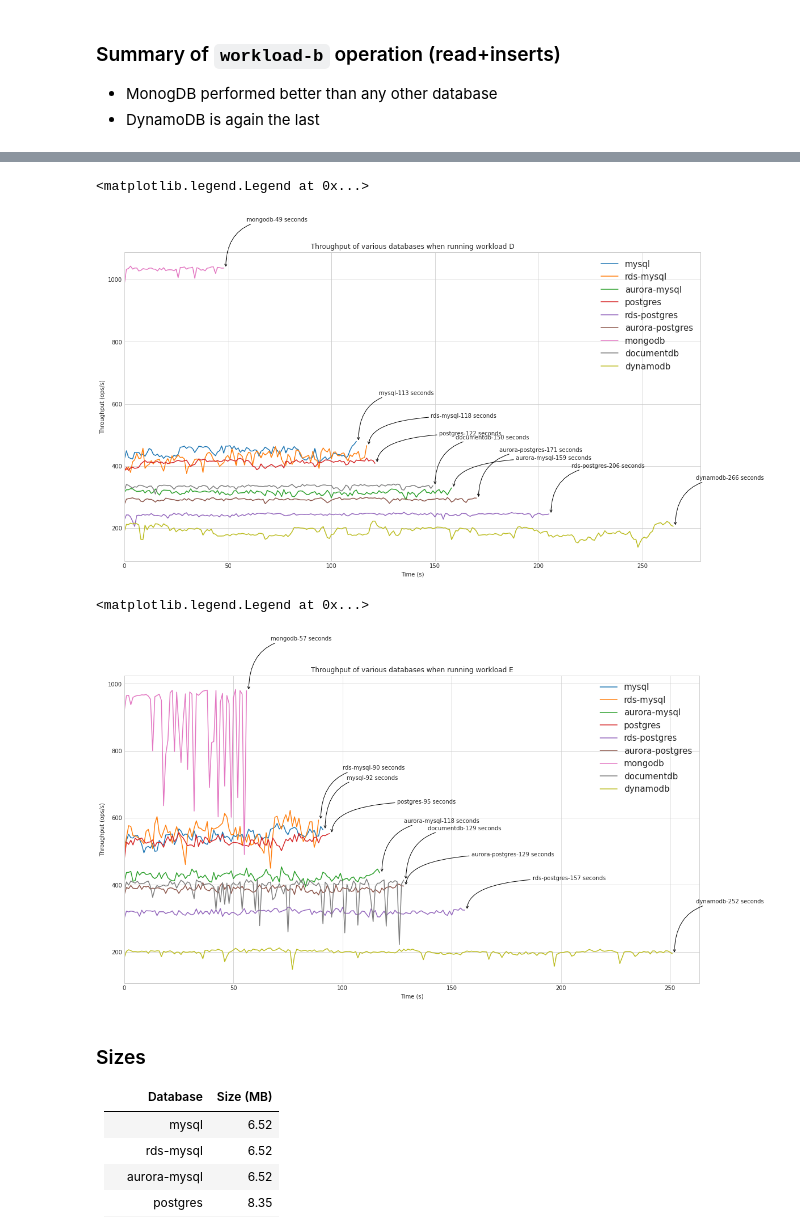
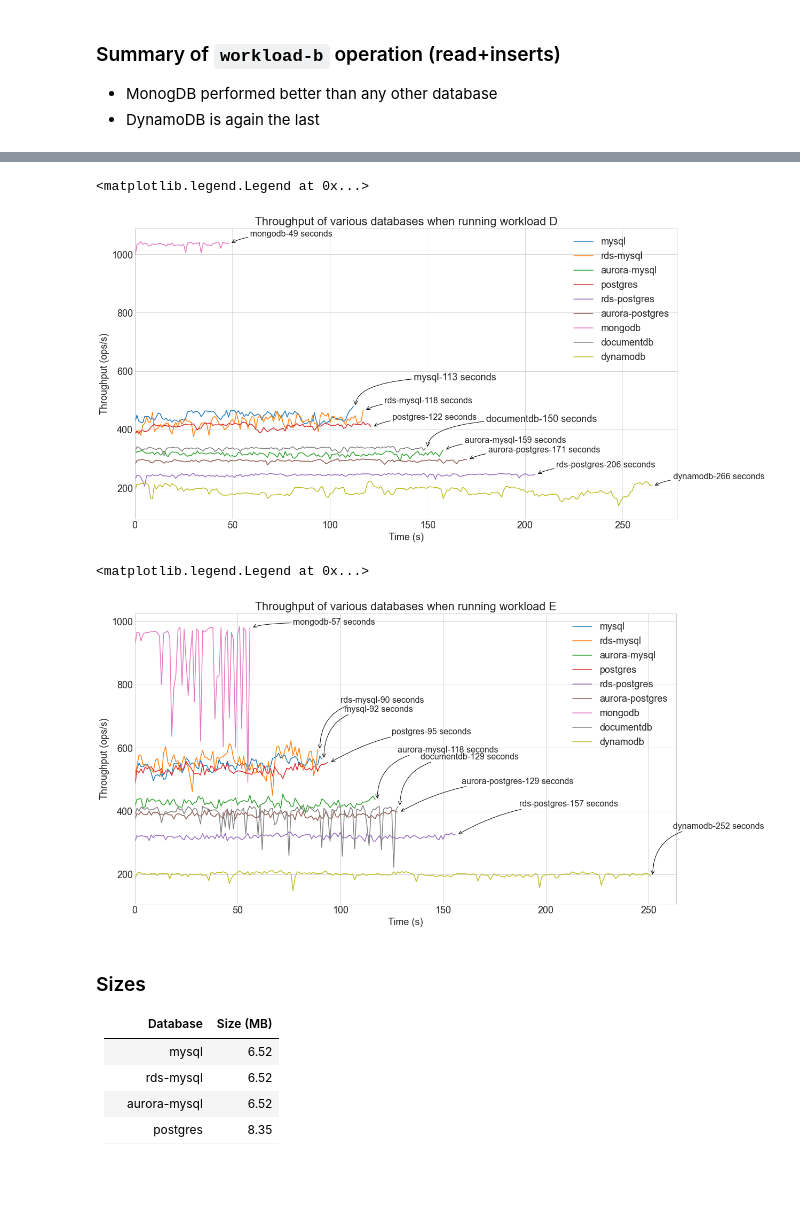
Before and after one commit to handabaldeep/cloud-based-evaluation-of-databases, a Jupyter notebook: plot_results.ipynb, the cells around one changed output, grey strips where cells are left out. Saved outputs shown, nothing was run; the diff lists cells and outputs as text; code cells hidden in the pictures; blank space fills up the shorter version.

```diff
--- a/plot_results.ipynb
+++ b/plot_results.ipynb
@@ -247,27 +264,29 @@ for db in databases:
         db_run_c_dfs[db]["AvgLatency"].mean()
     )
     ax.plot(db_run_c_dfs[db]["Throughput"], label = db)
-    if db not in ["aurora-postgres"]:
+    if db not in ["mysql", "aurora-postgres"]:
         ax.annotate(
             f"{db}-{db_run_c_dfs[db]['Throughput'].size} seconds",
             xy=(db_run_c_dfs[db]["Throughput"].size, db_run_c_dfs[db]["Throughput"].iloc[-1]),
-            xytext=(db_run_c_dfs[db]["Throughput"].size+10, db_run_c_dfs[db]["Throughput"].iloc[-1]+150),
+            xytext=(db_run_c_dfs[db]["Throughput"].size+5, db_run_c_dfs[db]["Throughput"].iloc[-1]+50),
             arrowprops=dict(arrowstyle="->",
-                                connectionstyle="angle3,angleA=0,angleB=-90")
+                                connectionstyle="angle3,angleA=0,angleB=30"),
+            fontsize=font_size
         )
     else:
         ax.annotate(
             f"{db}-{db_run_c_dfs[db]['Throughput'].size} seconds",
             xy=(db_run_c_dfs[db]["Throughput"].size, db_run_c_dfs[db]["Throughput"].iloc[-1]),
-            xytext=(db_run_c_dfs[db]["Throughput"].size+30, db_run_c_dfs[db]["Throughput"].iloc[-1]+90),
+            xytext=(db_run_c_dfs[db]["Throughput"].size+30, db_run_c_dfs[db]["Throughput"].iloc[-1]+100),
             arrowprops=dict(arrowstyle="->",
-                                connectionstyle="angle3,angleA=0,angleB=-90")
+                                connectionstyle="angle3,angleA=0,angleB=-90"),
+            fontsize=font_size
         )
 
 ax.set(title='Throughput of various databases when running workload C')
 ax.set_xlim(xmin=0)
 plt.xlabel("Time (s)")
 plt.ylabel("Throughput (ops/s)")
-plt.legend(prop={"size": 15})
+plt.legend(prop={"size": 18})
 # %% [output]
 <matplotlib.legend.Legend at 0x...>
@@ -291,13 +310,14 @@ for db in databases:
         db_run_d_dfs[db]["AvgLatency"].mean()
     )
     ax.plot(db_run_d_dfs[db]["Throughput"], label = db)
-    if db not in ["aurora-mysql", "rds-mysql", "postgres"]:
+    if db not in ["mysql", "documentdb"]:
         ax.annotate(
             f"{db}-{db_run_d_dfs[db]['Throughput'].size} seconds",
             xy=(db_run_d_dfs[db]["Throughput"].size, db_run_d_dfs[db]["Throughput"].iloc[-1]),
-            xytext=(db_run_d_dfs[db]["Throughput"].size+10, db_run_d_dfs[db]["Throughput"].iloc[-1]+150),
+            xytext=(db_run_d_dfs[db]["Throughput"].size+10, db_run_d_dfs[db]["Throughput"].iloc[-1]+25),
             arrowprops=dict(arrowstyle="->",
-                                connectionstyle="angle3,angleA=0,angleB=-90")
+                                connectionstyle="angle3,angleA=0,angleB=30"),
+            fontsize=font_size
         )
     else:
         ax.annotate(
@@ -312,10 +332,10 @@ ax.set(title='Throughput of various databases when running workload D')
 ax.set_xlim(xmin=0)
 plt.xlabel("Time (s)")
 plt.ylabel("Throughput (ops/s)")
-plt.legend(prop={"size": 15})
+plt.legend(prop={"size": 18})
 # %% [output]
 <matplotlib.legend.Legend at 0x...>
-[figure, old version]
+[figure, new version]
 # %%
 plt.style.use('seaborn-whitegrid')
 fig = plt.figure()
@@ -327,39 +347,50 @@ ax = fig.add_subplot(121)
 
 stats_run_e_values = {}
 
 # Graphs for "load" operation
 for db in databases:
     stats_run_e_values[db] = (
         db_run_e_dfs[db]["MaxLatency"].max(),
         db_run_e_dfs[db]["MinLatency"].min(),
         db_run_e_dfs[db]["AvgLatency"].mean()
     )
     ax.plot(db_run_e_dfs[db]["Throughput"], label = db)
-    if db not in ["rds-postgres", "postgres", "aurora-postgres"]:
+    if db not in ["rds-postgres", "postgres", "aurora-postgres", "mongodb"]:
         ax.annotate(
             f"{db}-{db_run_e_dfs[db]['Throughput'].size} seconds",
             xy=(db_run_e_dfs[db]["Throughput"].size, db_run_e_dfs[db]["Throughput"].iloc[-1]),
             xytext=(db_run_e_dfs[db]["Throughput"].size+10, db_run_e_dfs[db]["Throughput"].iloc[-1]+150),
             arrowprops=dict(arrowstyle="->",
-                                connectionstyle="angle3,angleA=0,angleB=-90")
+                                connectionstyle="angle3,angleA=0,angleB=-90"),
+            fontsize=font_size
+        )
+    elif db not in ["mongodb"]:
+        ax.annotate(
+            f"{db}-{db_run_e_dfs[db]['Throughput'].size} seconds",
+            xy=(db_run_e_dfs[db]["Throughput"].size, db_run_e_dfs[db]["Throughput"].iloc[-1]),
+            xytext=(db_run_e_dfs[db]["Throughput"].size+30, db_run_e_dfs[db]["Throughput"].iloc[-1]+90),
+            arrowprops=dict(arrowstyle="->",
+                                connectionstyle="angle3,angleA=0,angleB=30"),
+            fontsize=font_size
         )
     else:
         ax.annotate(
             f"{db}-{db_run_e_dfs[db]['Throughput'].size} seconds",
             xy=(db_run_e_dfs[db]["Throughput"].size, db_run_e_dfs[db]["Throughput"].iloc[-1]),
-            xytext=(db_run_e_dfs[db]["Throughput"].size+30, db_run_e_dfs[db]["Throughput"].iloc[-1]+90),
+            xytext=(db_run_e_dfs[db]["Throughput"].size+20, db_run_e_dfs[db]["Throughput"].iloc[-1]+10),
             arrowprops=dict(arrowstyle="->",
-                                connectionstyle="angle3,angleA=0,angleB=-90")
+                                connectionstyle="angle3,angleA=0,angleB=30"),
+            fontsize=font_size
         )
 
 ax.set(title='Throughput of various databases when running workload E')
 ax.set_xlim(xmin=0)
 plt.xlabel("Time (s)")
 plt.ylabel("Throughput (ops/s)")
-plt.legend(prop={"size": 15})
+plt.legend(prop={"size": 18})
 # %% [output]
 <matplotlib.legend.Legend at 0x...>
-[figure, old version]
+[figure, new version]
 # %% [markdown]
 ### Sizes
 
```
Also changed, not shown: parts of 6 cells of this notebook.
